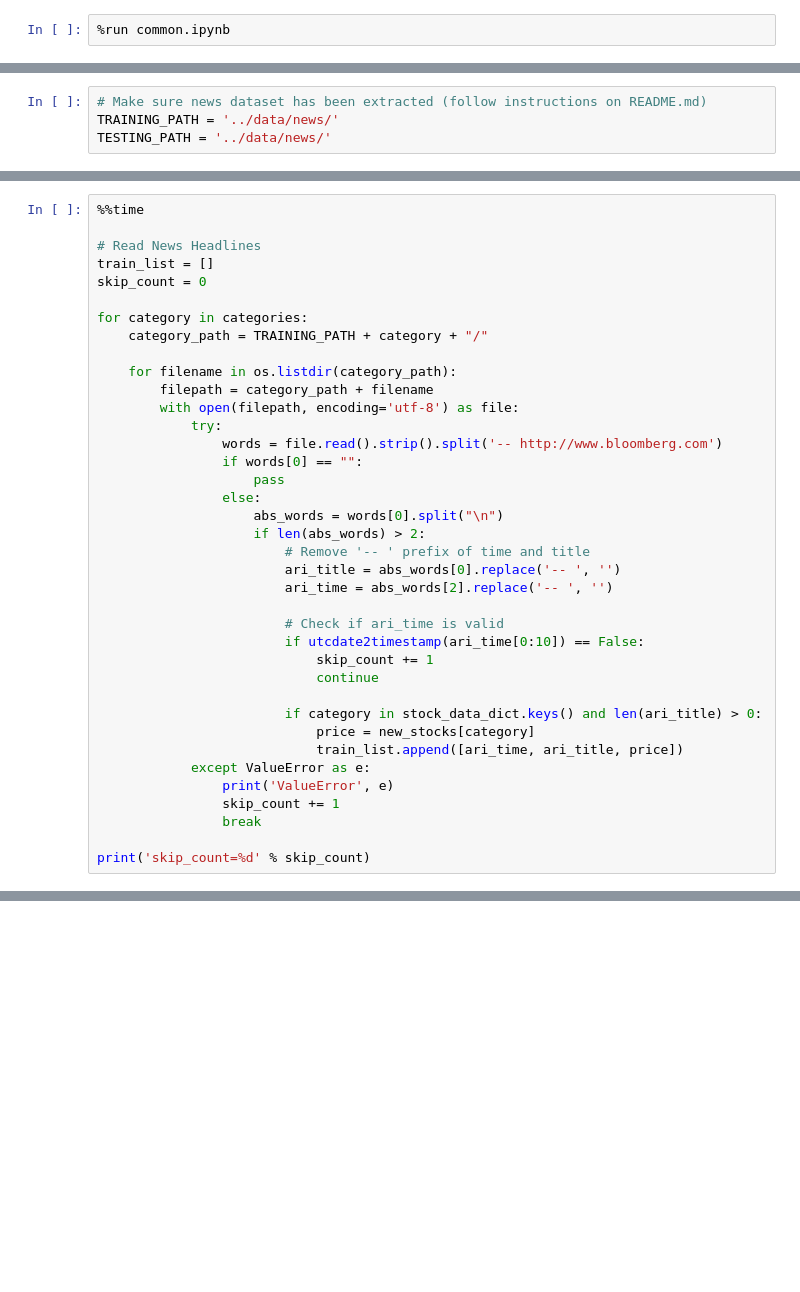
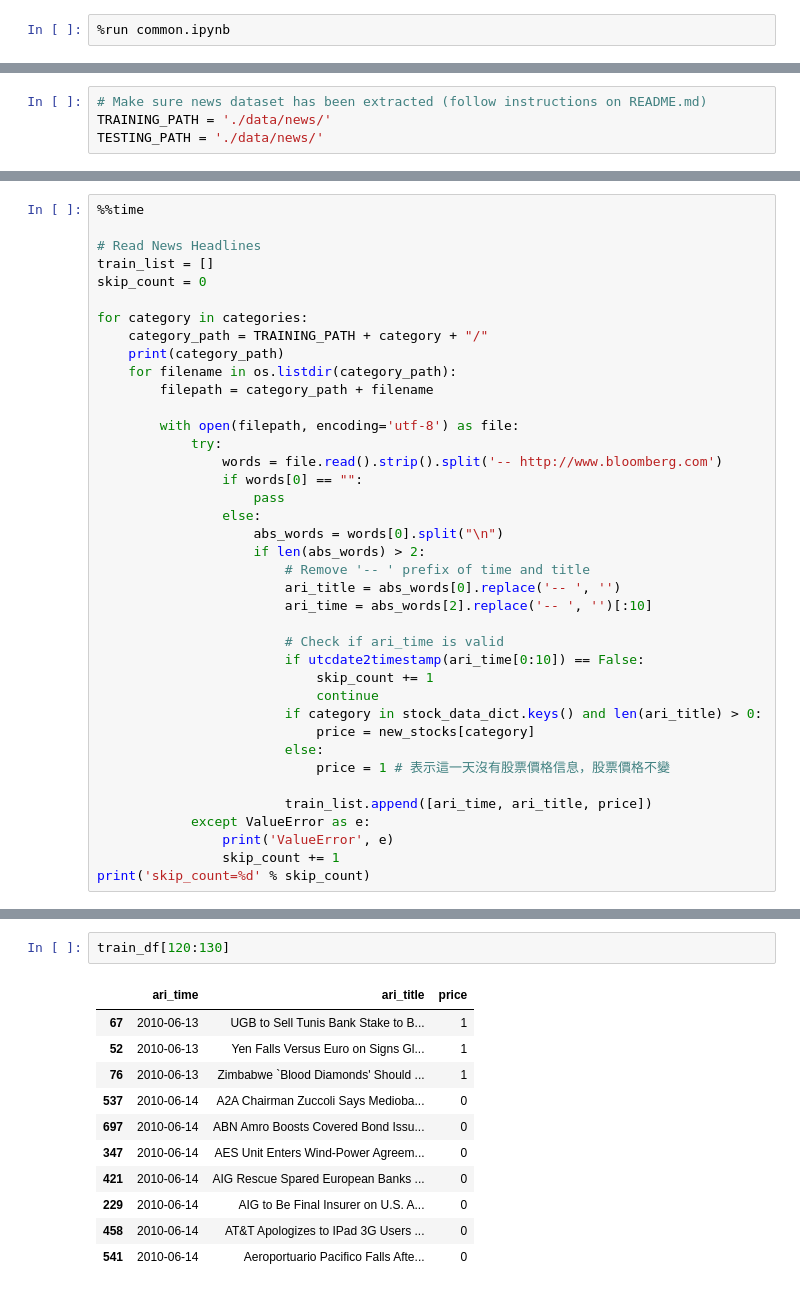
Before and after one commit to 0lidaxiang/dp-predict-stock, a Jupyter notebook: process_data.ipynb, the cells around one changed output, grey strips where cells are left out. Drawn from its saved outputs; the diff is of its cells as text; blank space fills up the shorter version.

```diff
--- a/process_data.ipynb
+++ b/process_data.ipynb
@@ -89,8 +89,8 @@ print(new_stocks["2010-12-31"], stock_data_dict["2010-12-31"]["4. close"]) # las
 0 1257.6400
 # %%
 # Make sure news dataset has been extracted (follow instructions on README.md)
-TRAINING_PATH = '../data/news/'
-TESTING_PATH = '../data/news/'
+TRAINING_PATH = './data/news/'
+TESTING_PATH = './data/news/'
 # %%
 old_categories = [dirname for dirname in os.listdir(TRAINING_PATH)]
 categories= sorted(old_categories)
@@ -106,9 +106,10 @@ skip_count = 0
 
 for category in categories:
     category_path = TRAINING_PATH + category + "/"
-
+    print(category_path)
     for filename in os.listdir(category_path):
         filepath = category_path + filename
+
         with open(filepath, encoding='utf-8') as file:
             try:
                 words = file.read().strip().split('-- http://www.bloomberg.com')
@@ -119,20 +120,20 @@ for category in categories:
                     if len(abs_words) > 2:
                         # Remove '-- ' prefix of time and title
                         ari_title = abs_words[0].replace('-- ', '')
-                        ari_time = abs_words[2].replace('-- ', '')
+                        ari_time = abs_words[2].replace('-- ', '')[:10]
 
                         # Check if ari_time is valid
                         if utcdate2timestamp(ari_time[0:10]) == False:
                             skip_count += 1
                             continue
-
                         if category in stock_data_dict.keys() and len(ari_title) > 0:
                             price = new_stocks[category]
-                            train_list.append([ari_time, ari_title, price])
+                        else:
+                            price = 1 # 表示這一天沒有股票價格信息，股票價格不變
+
+                        train_list.append([ari_time, ari_title, price])
             except ValueError as e:
                 print('ValueError', e)
                 skip_count += 1
-                break
-
 print('skip_count=%d' % skip_count)
 # %% [output]
@@ -163,3 +181,17 @@ Shape of training data frames: (54947, 3)
+# %%
+train_df[120:130]
+# %% [output]
+|  | ari_time | ari_title | price |
+| 67 | 2010-06-13 | UGB to Sell Tunis Bank Stake to B... | 1 |
+| 52 | 2010-06-13 | Yen Falls Versus Euro on Signs Gl... | 1 |
+| 76 | 2010-06-13 | Zimbabwe `Blood Diamonds' Should ... | 1 |
+| 537 | 2010-06-14 | A2A Chairman Zuccoli Says Medioba... | 0 |
+| 697 | 2010-06-14 | ABN Amro Boosts Covered Bond Issu... | 0 |
+| 347 | 2010-06-14 | AES Unit Enters Wind-Power Agreem... | 0 |
+| 421 | 2010-06-14 | AIG Rescue Spared European Banks ... | 0 |
+| 229 | 2010-06-14 | AIG to Be Final Insurer on U.S. A... | 0 |
+| 458 | 2010-06-14 | AT&T Apologizes to IPad 3G Users ... | 0 |
+| 541 | 2010-06-14 | Aeroportuario Pacifico Falls Afte... | 0 |
 # %%
 %%time
 train_df.to_pickle('train.pkl')
```
Also changed, not shown: parts of 10 cells of this notebook, 6 other files.
